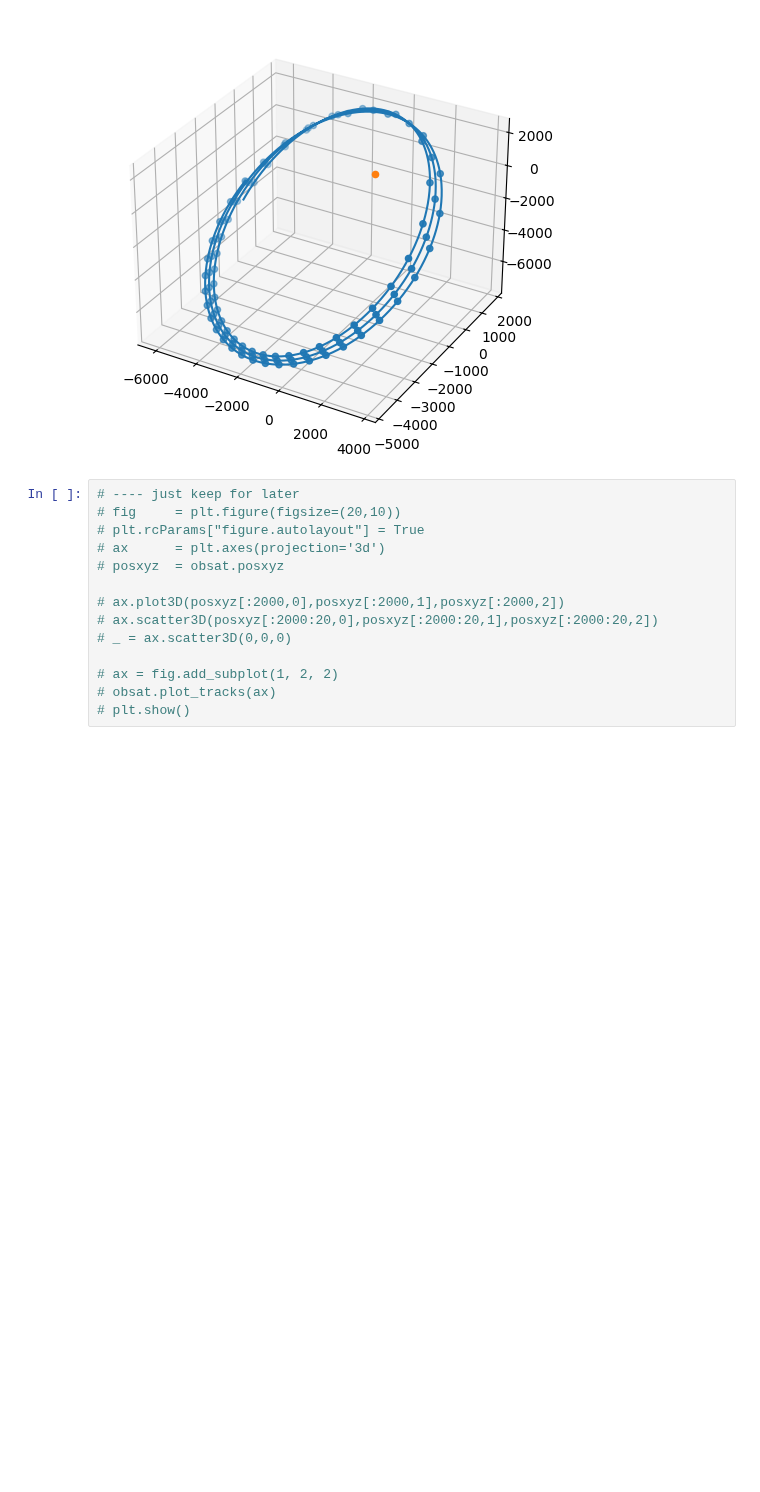
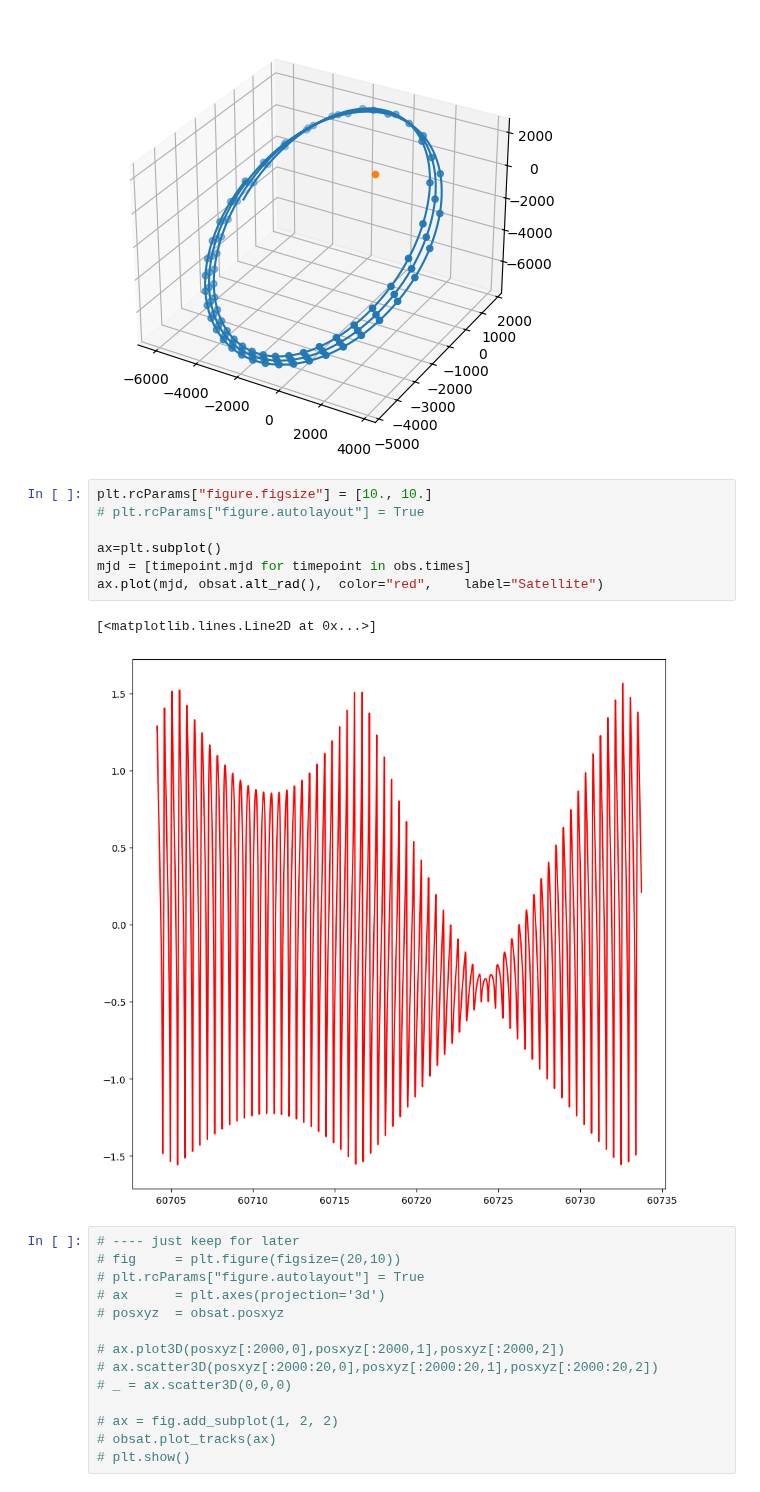
Before and after one commit to lusee-night/luseepy, a Jupyter notebook: notebooks/satellite.ipynb, the cells around one changed output. Cells and saved outputs as stored; diff of their text form; blank space fills up the shorter version.

Commit message:
Tweaks in the satellite notebook

```diff
--- a/notebooks/satellite.ipynb
+++ b/notebooks/satellite.ipynb
@@ -42,6 +42,16 @@ ax.scatter3D(obsat.posxyz[:2000:20,0], obsat.posxyz[:2000:20,1], obsat.posxyz[:2
 _ = ax.scatter3D(0,0,0)
 # %% [output]
 [figure]
+# %%
+plt.rcParams["figure.figsize"] = [10., 10.]
+# plt.rcParams["figure.autolayout"] = True
+
+ax=plt.subplot()
+mjd = [timepoint.mjd for timepoint in obs.times]
+ax.plot(mjd, obsat.alt_rad(),  color="red",    label="Satellite")
+# %% [output]
+[<matplotlib.lines.Line2D at 0x...>]
+[figure, added]
 # %%
 # ---- just keep for later
 # fig     = plt.figure(figsize=(20,10))
```
